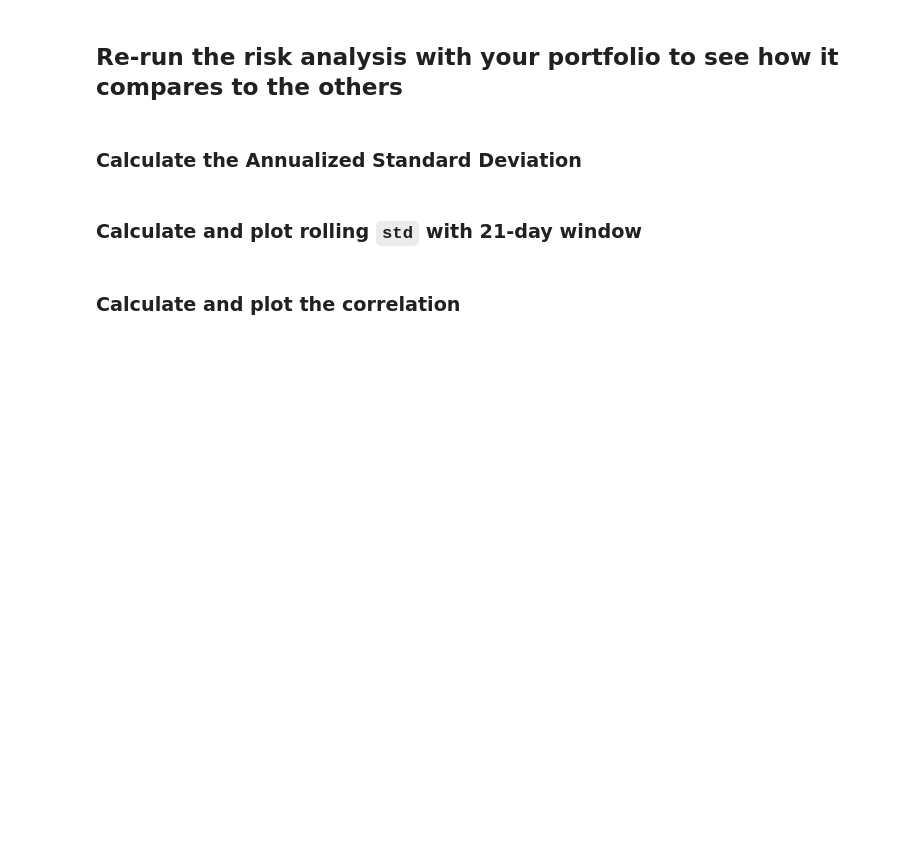
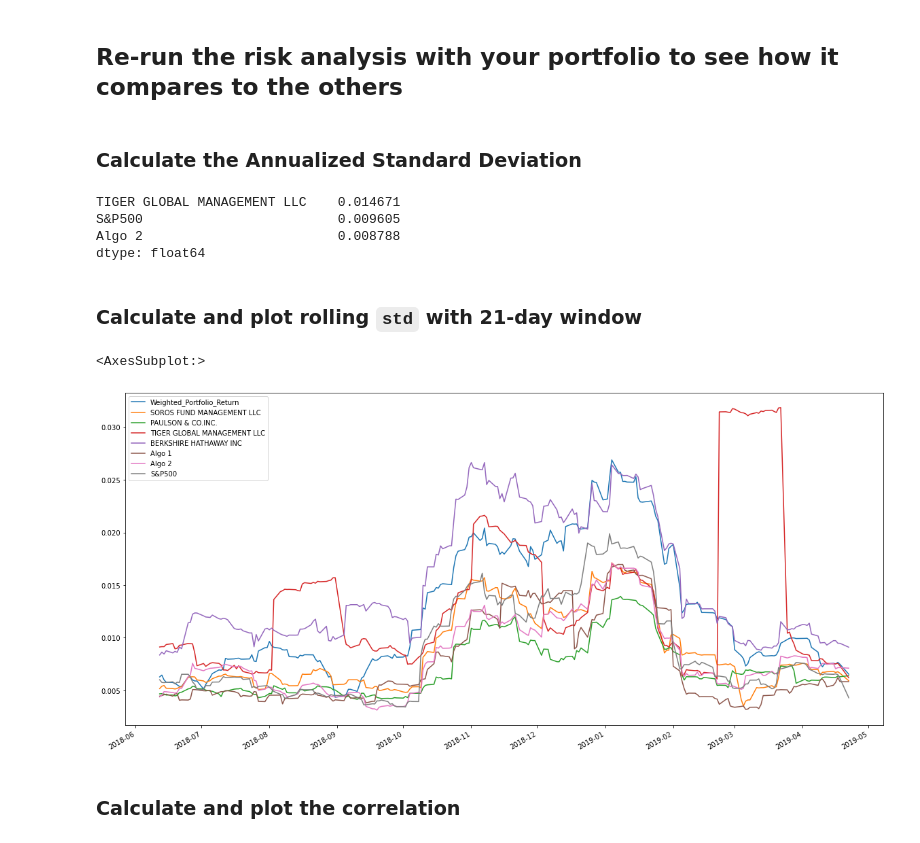
Before and after one commit to jackdavis185/Portfolio_Analysis, a Jupyter notebook: Starter_Code/whale_analysis.ipynb, the cells around one changed output. Cells and saved outputs as stored; diff of their text form; code cells hidden in the pictures; blank space fills up the shorter version.

Commit message:
finished custom portfolio

```diff
--- a/Starter_Code/whale_analysis.ipynb
+++ b/Starter_Code/whale_analysis.ipynb
@@ -339,6 +399,7 @@ In this section, you will build your own portfolio of stocks, calculate the retu
 # %%
 # Calculate daily returns
-
+custom_portfolio_returns = combined_stocks.pct_change()
 # Drop NAs
-
+custom_portfolio_returns.dropna(inplace = True)
 # Display sample data
+custom_portfolio_returns.sample(3)
@@ -349,5 +416,7 @@ In this section, you will build your own portfolio of stocks, calculate the retu
 weights = [1/3, 1/3, 1/3]
 
 # Calculate portfolio return
-
+weighted_portfolio_return = pd.DataFrame(custom_portfolio_returns.dot(weights))
 # Display sample data
+weighted_portfolio_return.rename(columns = {0:"Weighted_Portfolio_Return"}, inplace = True)
+weighted_portfolio_return.sample(3)
@@ -355,3 +430,5 @@ weights = [1/3, 1/3, 1/3]
 ## Join your portfolio returns to the DataFrame that contains all of the portfolio returns
 # %%
 # Join your returns DataFrame to the original returns DataFrame
+portfolio_comparison = pd.concat([weighted_portfolio_return, combined_returns], axis = "columns", join = "inner")
+portfolio_comparison.sample(3)
@@ -358,17 +440,29 @@ weights = [1/3, 1/3, 1/3]
 # %%
 # Only compare dates where return data exists for all the stocks (drop NaNs)
+portfolio_comparison.dropna(inplace = True)
 # %% [markdown]
 ## Re-run the risk analysis with your portfolio to see how it compares to the others
 # %% [markdown]
 ### Calculate the Annualized Standard Deviation
 # %%
 # Calculate the annualized `std`
+portfolio_comparison_std = portfolio_comparison.std()
+portfolio_comparison_std.sample(3)
+# %% [output]
+TIGER GLOBAL MANAGEMENT LLC    0.014671
+S&P500                         0.009605
+Algo 2                         0.008788
+dtype: float64
 # %% [markdown]
 ### Calculate and plot rolling `std` with 21-day window
 # %%
 # Calculate rolling standard deviation
-
+portfolio_comparison_rolling_std = portfolio_comparison.rolling(window = 21).std()
 # Plot rolling standard deviation
+portfolio_comparison_rolling_std.plot(figsize = (20, 10))
+# %% [output]
+<AxesSubplot:>
+[figure, added]
 # %% [markdown]
 ### Calculate and plot the correlation
 # %%
```
Also changed, not shown: parts of 25 cells of this notebook.
